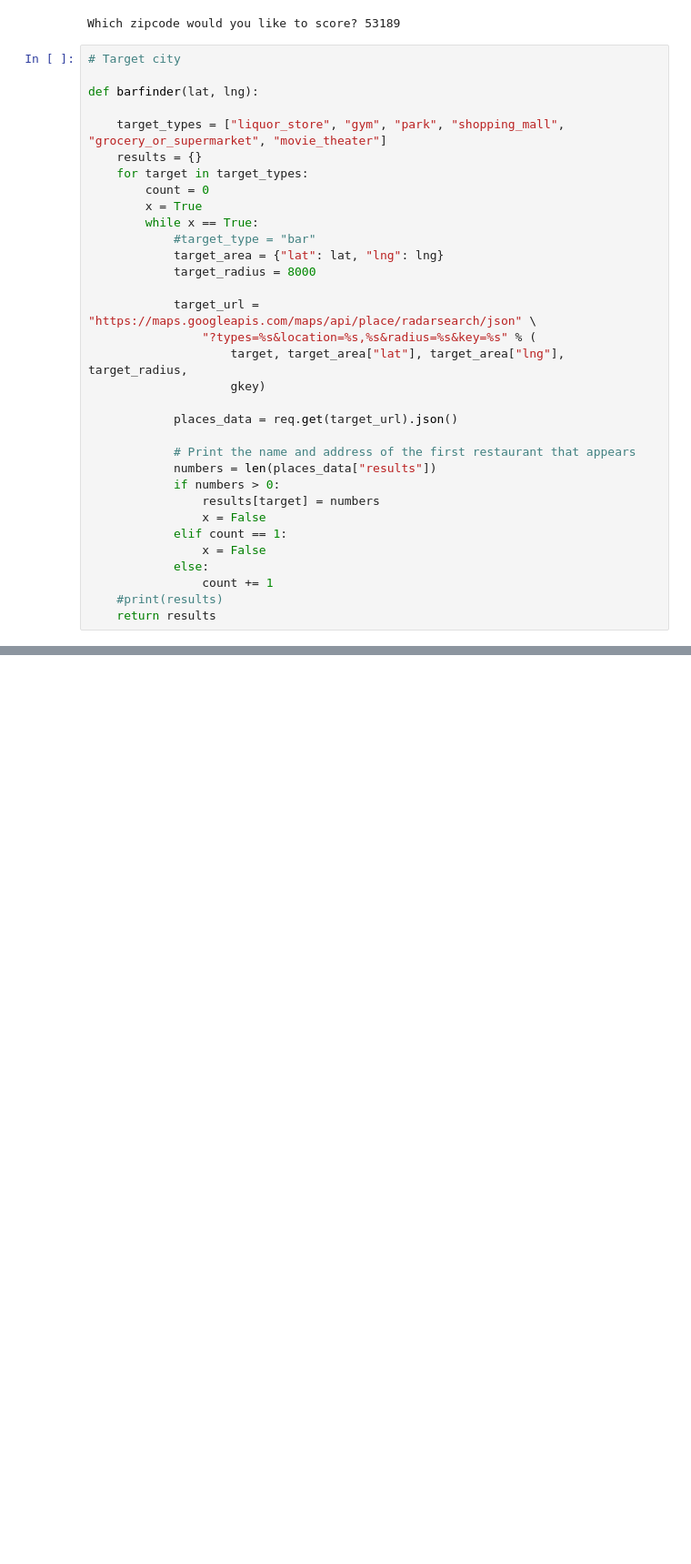
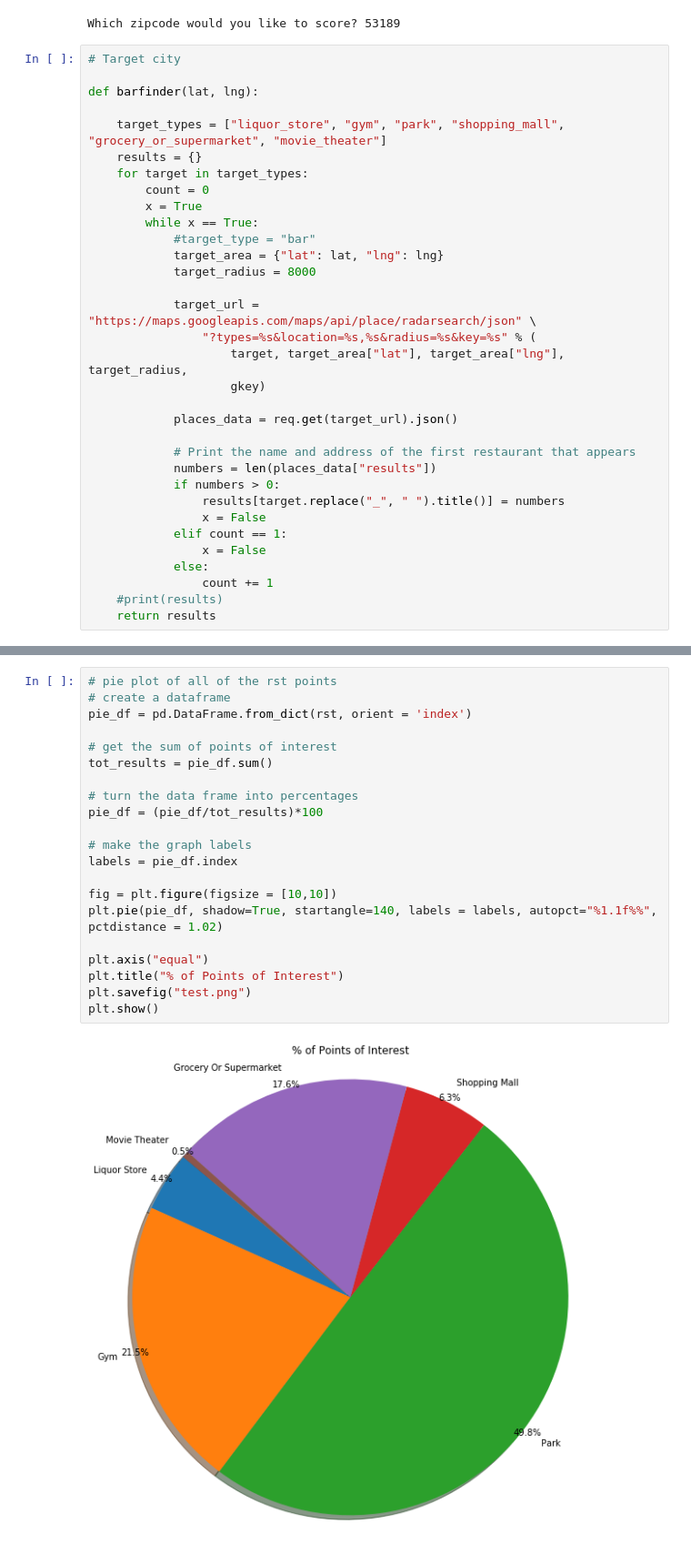
Before and after one commit to miriambrk/CityScore-ZipSlip-, a Jupyter notebook: Google API code NB.ipynb, the cells around one changed output, grey strips where cells are left out. Shown: that part at 91% size. Cells and saved outputs as stored; diff of their text form; blank space fills up the shorter version.

```diff
--- a/Google API code NB.ipynb
+++ b/Google API code NB.ipynb
@@ -47,7 +50,7 @@ def barfinder(lat, lng):
             # Print the name and address of the first restaurant that appears
             numbers = len(places_data["results"])
             if numbers > 0:
-                results[target] = numbers
+                results[target.replace("_", " ").title()] = numbers
                 x = False
             elif count == 1:
                 x = False
@@ -64,0 +66,23 @@ print(rst)
+# %%
+# pie plot of all of the rst points
+# create a dataframe
+pie_df = pd.DataFrame.from_dict(rst, orient = 'index')
+
+# get the sum of points of interest
+tot_results = pie_df.sum()
+
+# turn the data frame into percentages
+pie_df = (pie_df/tot_results)*100
+
+# make the graph labels
+labels = pie_df.index
+
+fig = plt.figure(figsize = [10,10])
+plt.pie(pie_df, shadow=True, startangle=140, labels = labels, autopct="%1.1f%%", pctdistance = 1.02)
+
+plt.axis("equal")
+plt.title("% of Points of Interest")
+plt.savefig("test.png")
+plt.show()
+# %% [output]
+[figure, added]
```
Also changed, not shown: parts of 4 cells of this notebook, 1 other file.
